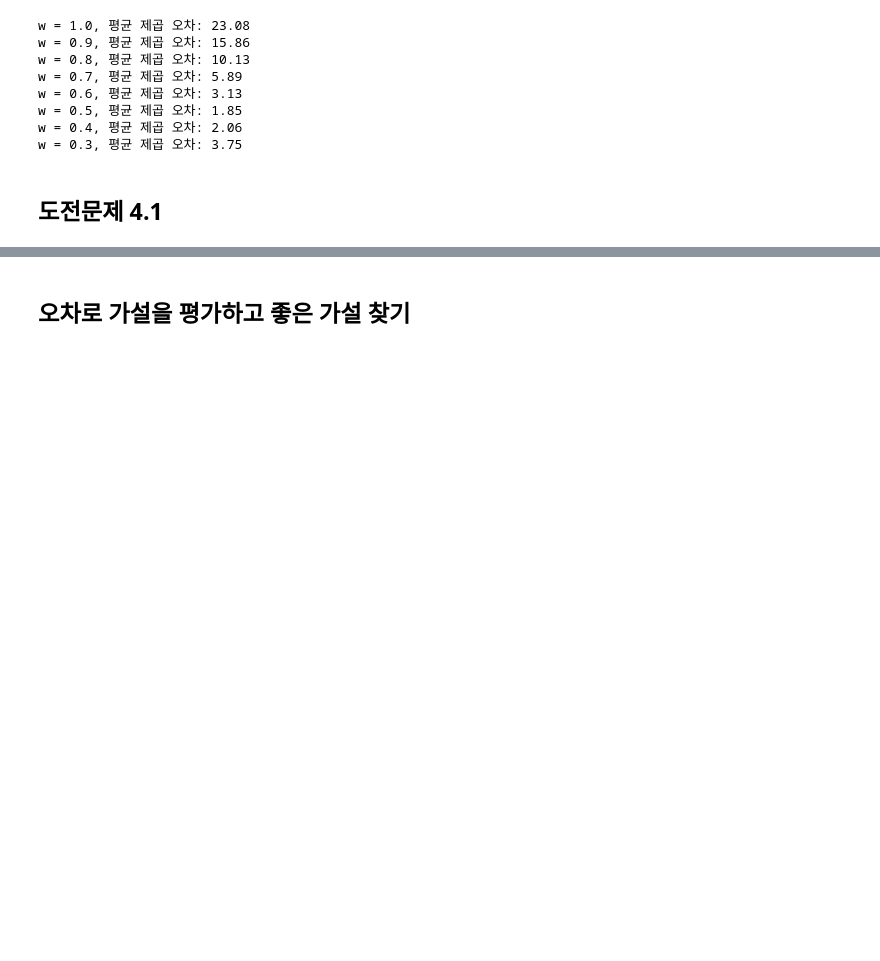
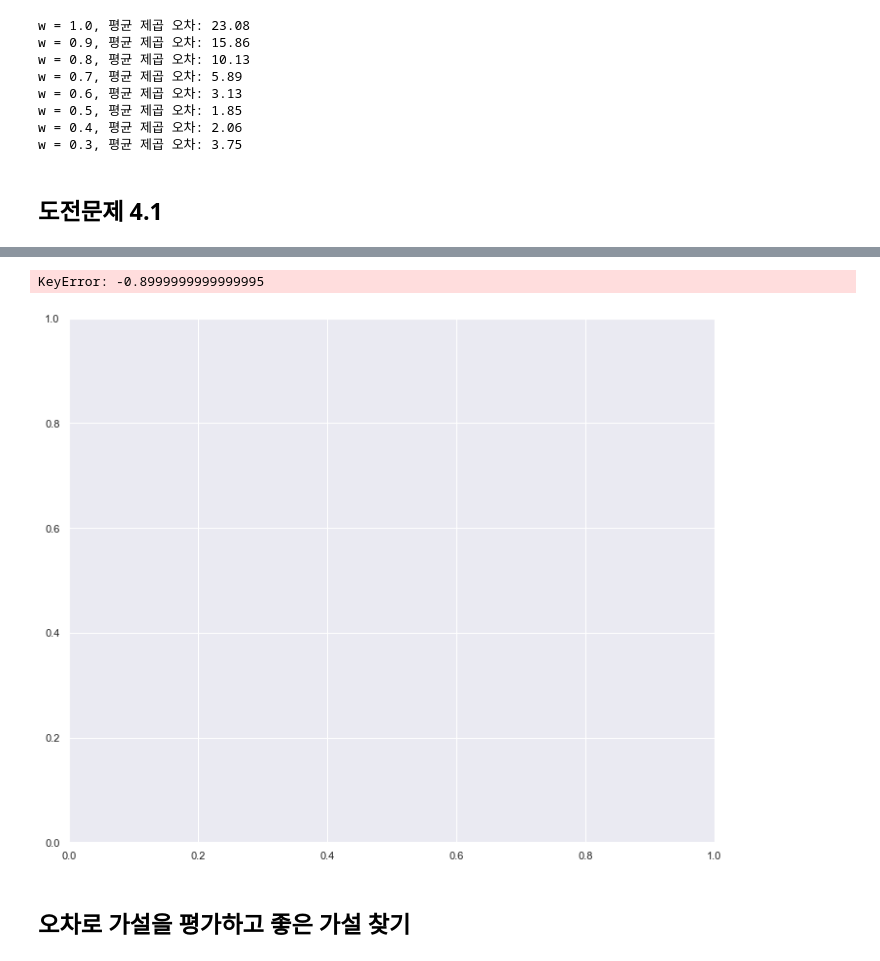
Before and after one commit to shinjangwoon/idu-practice, a Jupyter notebook: 4장 실습/4장 선형 회귀로 이해하는 지도학습.ipynb, the cells around one changed output, grey strips where cells are left out. Cells and saved outputs as stored; diff of their text form; code cells hidden in the pictures; blank space fills up the shorter version.

```diff
--- a/4장 실습/4장 선형 회귀로 이해하는 지도학습.ipynb
+++ b/4장 실습/4장 선형 회귀로 이해하는 지도학습.ipynb
@@ -96,3 +96,14 @@ w = 0.4, 평균 제곱 오차: 2.06
 w = 0.3, 평균 제곱 오차: 3.75
 # %% [markdown]
 ## 도전문제 4.1
+# %%
+'''
+1. w를 1.0에서 0.0까지 0.1씩 감소시켜가며 평균 제곱 오차값의 변화를
+그래프로 그리도록 하자.
+2. 평균 제곱 오차값이 가장 작을 때의 w를 기울기로 가지는 직선을
+주어진 점과 함께 그려보도록 하자.
+'''
+
+w_list = np.arange(1.0, 0.0, -0.1)
+for w in list(w_list):
+    y_hat = w * x
@@ -99,3 +136,8 @@ w = 0.3, 평균 제곱 오차: 3.75
+# %%
+.plot.scatter(w, e_mse)
+# %% [output]
+KeyError: -0.8999999999999995
+[figure, added]
 # %% [markdown]
 ## 오차로 가설을 평가하고 좋은 가설 찾기
 # %%
```
Also changed, not shown: parts of 11 cells of this notebook.
